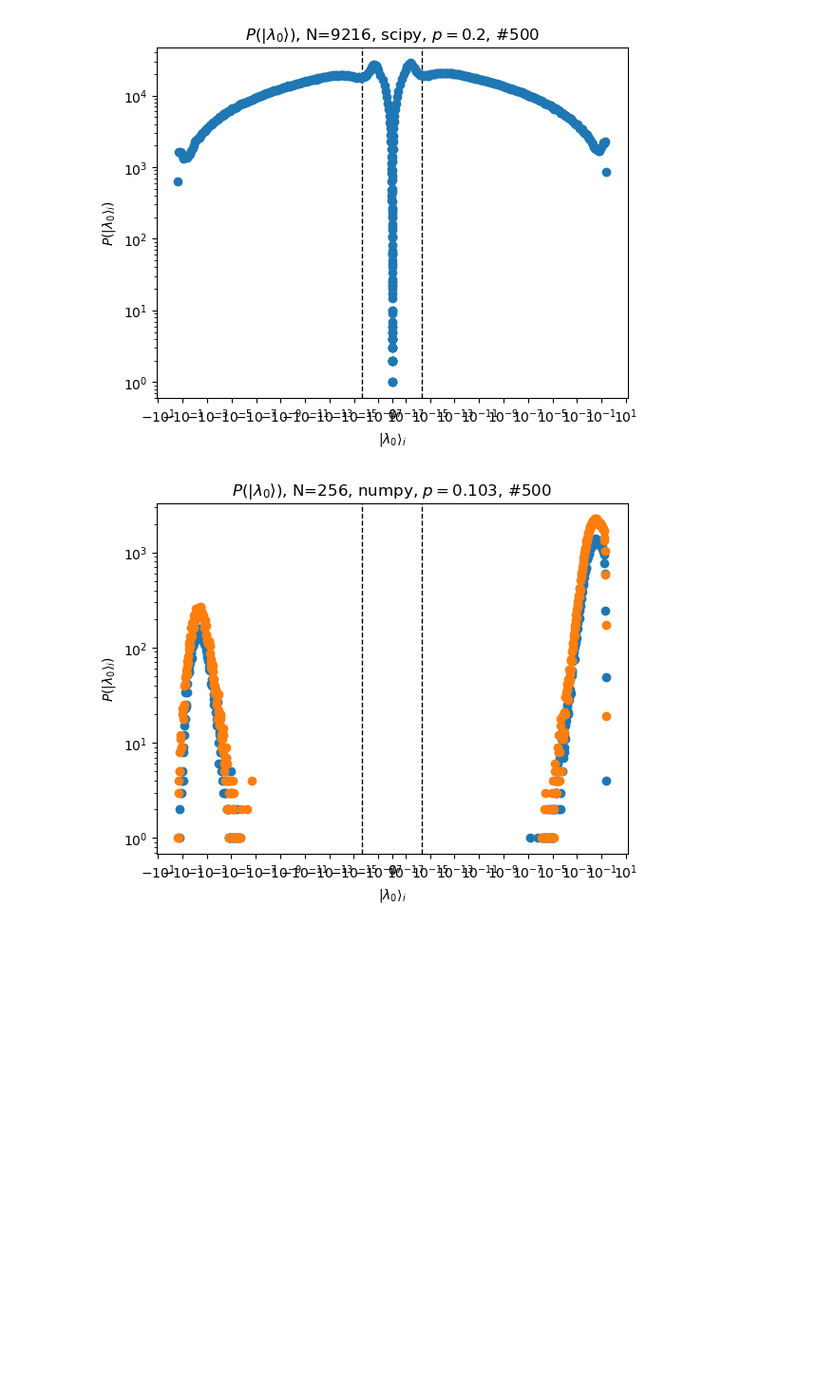
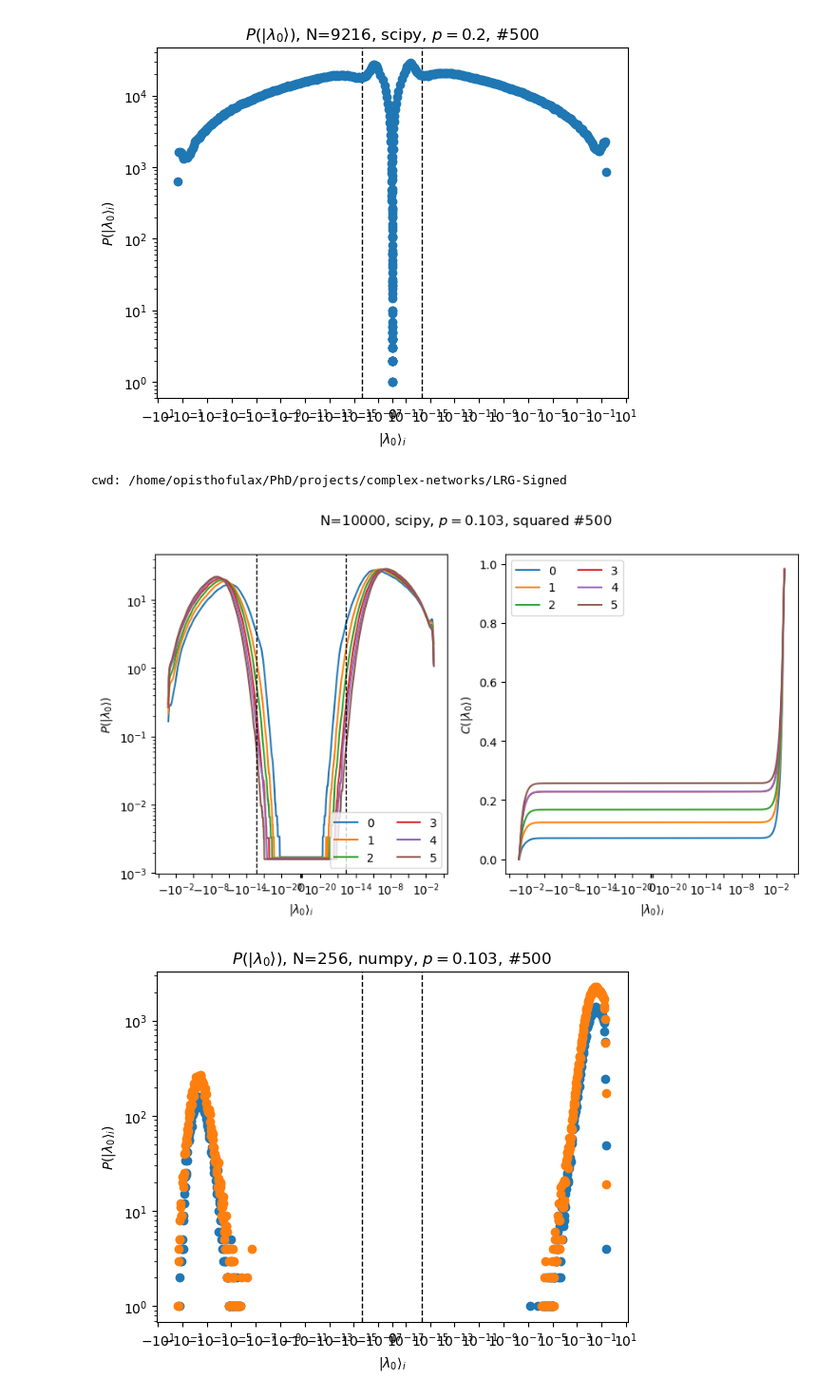
Before and after one commit to giulioiannelli/lrgsglib-public, a Jupyter notebook: ipynb/dev_tool_ResolutionLimit_2.ipynb, the cells around one changed output. Shown at 95% size. Cells and saved outputs as stored; diff of their text form; code cells hidden in the pictures; blank space fills up the shorter version.

Commit message:
resolution limit and eigenvalue working on

```diff
--- a/ipynb/dev_tool_ResolutionLimit_2.ipynb
+++ b/ipynb/dev_tool_ResolutionLimit_2.ipynb
@@ -85,6 +85,82 @@ for side in [16, 32, 64, 96]:
 [figure]
 [figure]
 [figure]
+# %%
+%matplotlib inline
+#
+from LRGSG_package.shared import *
+from LRGSG_package.config.utils import *
+from LRGSG_package.LRGSG import gaussian_filter, Lattice2D, \
+    read_files_to_2d_array, move_to_rootf, eigV_for_lattice2D,\
+    create_symmetric_log_bins, bin_eigenvalues
+#
+move_to_rootf(True)
+# %% [output]
+cwd: /home/opisthofulax/PhD/projects/complex-networks/LRG-Signed
+# %%
+side = 100
+pflip = 0.103
+nAvg = 500
+howmany = 6
+mode = 'scipy'
+geo = 'squared'
+# howmany = 1
+l = Lattice2D(side, pflip=pflip, geo=geo)
+fnameBase = f"dist{howmany}_{pflip:.3g}_{mode}"
+workDir = l.spectpath
+fname = f"{workDir}{fnameBase}_{nAvg}.pkl"
+with open(fname, "rb") as f:
+    listOfCounters = pk.load(f)
+fig, ax = plt.subplots(ncols=2, figsize=(10, 5))
+    # k, v = zip(*sorted(pk.load(f).items()))
+minval = 1e-2
+for ii,i in enumerate(listOfCounters):
+    k, v = zip(*sorted(dict(i).items()))
+    smoothed_y = gaussian_filter(v, sigma=2)
+    area = np.trapz(smoothed_y, k)
+    normalized_y = smoothed_y / area
+    cumulative_y = np.cumsum(normalized_y * np.diff(k, prepend=k[0]))
+
+    ax[0].plot(k, normalized_y, '-', label=f"{ii:.3g}")
+    ax[1].plot(k, cumulative_y, '-', label=f"{ii:.3g}")
+    if np.min(np.abs(k)) < minval:
+        minval = np.min(np.abs(k))
+
+fig.suptitle(fr"N={side**2}, {mode}, $p={pflip}$, {geo} #{nAvg}")
+# ax[0].title(fr"$P(|\lambda_0\rangle)$")
+# ax[1].title(fr"$C(|\lambda_0\rangle)$")
+from matplotlib.ticker import SymmetricalLogLocator
+for axx in ax:
+    locator = SymmetricalLogLocator(linthresh=minval/10, subs=[1.0], base=10)
+    axx.set_xscale('symlog', linthresh=minval/10)
+    axx.xaxis.set_major_locator(locator)
+    labels = axx.get_xticklabels()
+    # Set visibility of every second label to False
+    for label in labels[::2]:
+        if label.get_text() == '$\\mathdefault{0}$':
+            continue
+        label.set_visible(False)
+    axx.set_xlabel(r"$|\lambda_0\rangle_i$")
+    axx.legend(ncol=2)
+
+
+ax[0].axvline(np.finfo(np.float64).eps, color='k', linestyle='--', lw=1)
+ax[0].axvline(-np.finfo(np.float64).eps, color='k', linestyle='--', lw=1)
+ax[0].set_yscale('log')
+ax[0].set_ylabel(fr"$P(|\lambda_0\rangle)$")
+ax[1].set_ylabel(fr"$C(|\lambda_0\rangle)$")
+
+labels = []
+handles = []
+for a in ax:
+    for handle, label in zip(*a.get_legend_handles_labels()):
+        handles.append(handle)
+        labels.append(label)
+
+# plt.savefig(f"{workDir}dist_{side}_{pflip:.3g}_{nAvg}.png")
+plt.show()
+# %% [output]
+[figure, added]
 # %%
 
 pflip = 0.2
```
Also changed, not shown: 8 other files.
